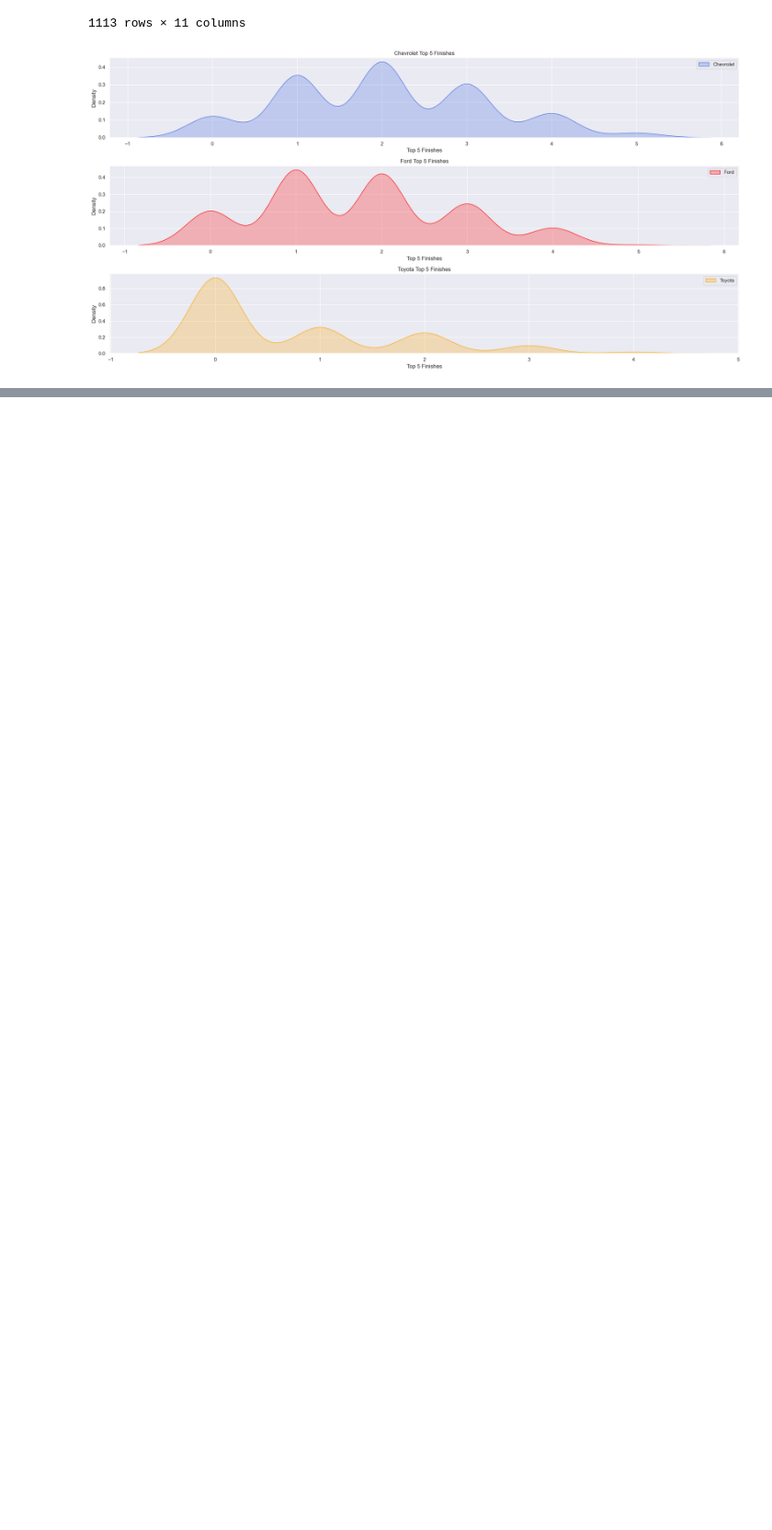
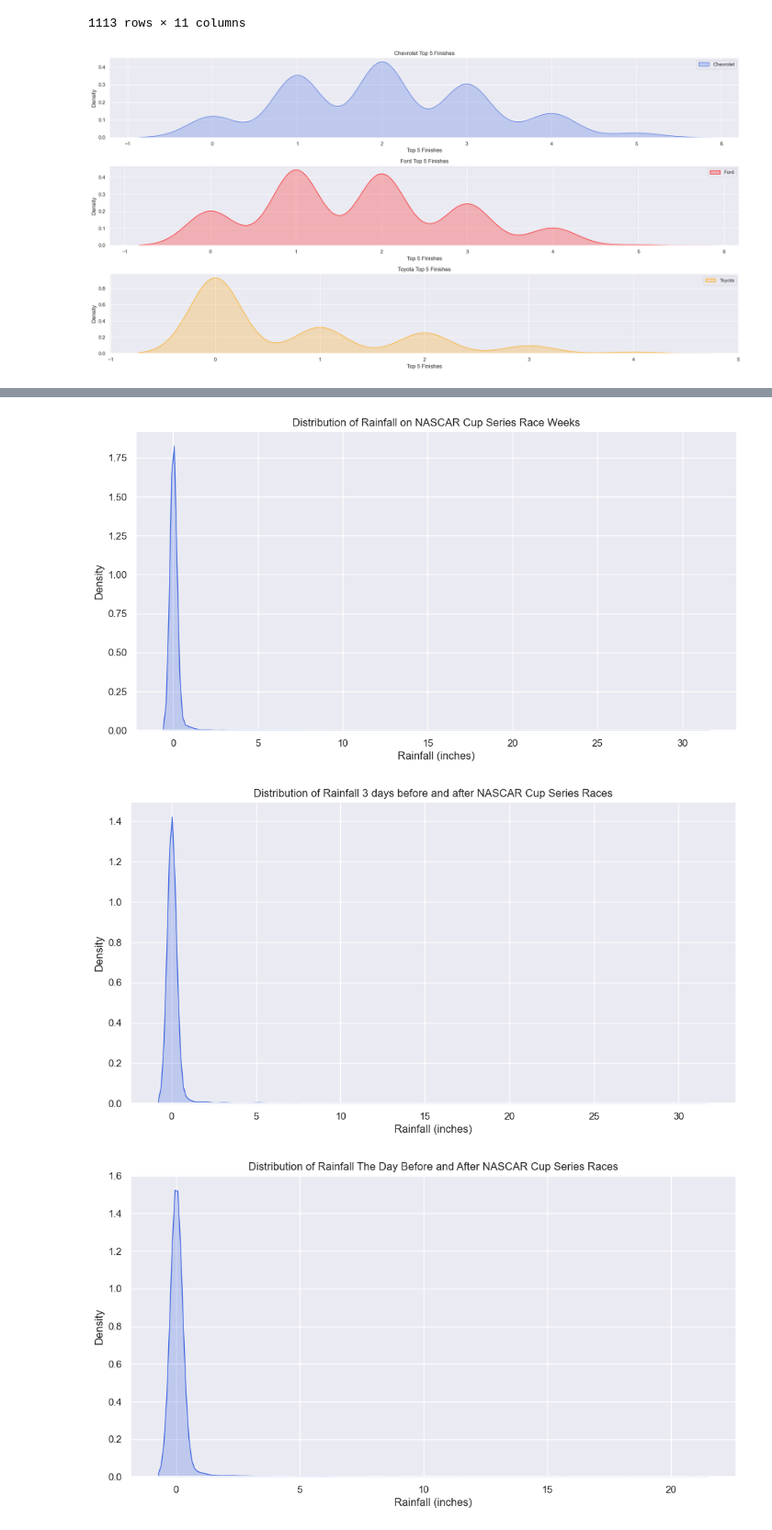
Before and after one commit to gbd2/stat425project, a Jupyter notebook: code/gavin_analysis.ipynb, the cells around one changed output, grey strips where cells are left out. Shown at 92% size. Drawn from its saved outputs; the diff is of its cells as text; code cells hidden in the pictures; blank space fills up the shorter version.

Commit message:
update weather_final, add weekly weather

```diff
--- a/code/gavin_analysis.ipynb
+++ b/code/gavin_analysis.ipynb
@@ -252,0 +422,44 @@ race_summary.to_csv('../data/race_summary.csv', index=False)
+# %%
+weather_weekly = pd.read_csv('../data/weather_weekly.csv')
+weather_weekly['rain_binary'] = weather_weekly['prcp'] > 0
+weather_weekly = weather_weekly[['date', 'temp', 'dwpt', 'rhum', 'prcp', 'wdir', 'wspd', 'pres', 'coco', 'rain_binary', 'location', 'associated_race']]
+weather_weekly['date'] = pd.to_datetime(weather_weekly['date'])
+# the acssociated_race column is the location combined with the date columns separated by a _. We need to split this column into two columns
+weather_weekly['associated_racedate'] = weather_weekly['associated_race'].str.split('_').str[1]
+
+weather_weekly['associated_racedate'] = pd.to_datetime(weather_weekly['associated_racedate']).dt.date
+
+weather_weekly_without_racedate = weather_weekly[weather_weekly['associated_racedate'] != weather_weekly['date']]
+
+# Plot the distribution of rain for the weekly weather data without the racedate
+
+plt.figure(figsize=(12, 6))
+sns.kdeplot(data=weather_weekly_without_racedate, x='prcp', fill=True, color='royalblue')
+plt.title('Distribution of Rainfall on NASCAR Cup Series Race Weeks')
+plt.xlabel('Rainfall (inches)')
+plt.ylabel('Density')
+plt.show()
+
+# Plot the distribution of rain for 3 days before and after the races
+
+weather_weekly_3days = weather_weekly[(weather_weekly['date'] == weather_weekly['associated_racedate'] - pd.Timedelta(days=3)) | (weather_weekly['date'] == weather_weekly['associated_racedate'] + pd.Timedelta(days=3))]
+plt.figure(figsize=(12, 6))
+sns.kdeplot(data=weather_weekly_3days, x='prcp', fill=True, color='royalblue')
+plt.title('Distribution of Rainfall 3 days before and after NASCAR Cup Series Races')
+plt.xlabel('Rainfall (inches)')
+plt.ylabel('Density')
+plt.show()
+
+# Plot the distribution of rain for 1 day before and after the races
+
+weather_weekly_1day = weather_weekly[(weather_weekly['date'] == weather_weekly['associated_racedate'] - pd.Timedelta(days=1)) | (weather_weekly['date'] == weather_weekly['associated_racedate'] + pd.Timedelta(days=1))]
+plt.figure(figsize=(12, 6))
+sns.kdeplot(data=weather_weekly_1day, x='prcp', fill=True, color='royalblue')
+plt.title('Distribution of Rainfall The Day Before and After NASCAR Cup Series Races')
+plt.xlabel('Rainfall (inches)')
+plt.ylabel('Density')
+plt.show()
+# %% [output]
+[figure, added]
+[figure, added]
+[figure, added]
```
Also changed, not shown: parts of 14 cells of this notebook, 4 other files.
